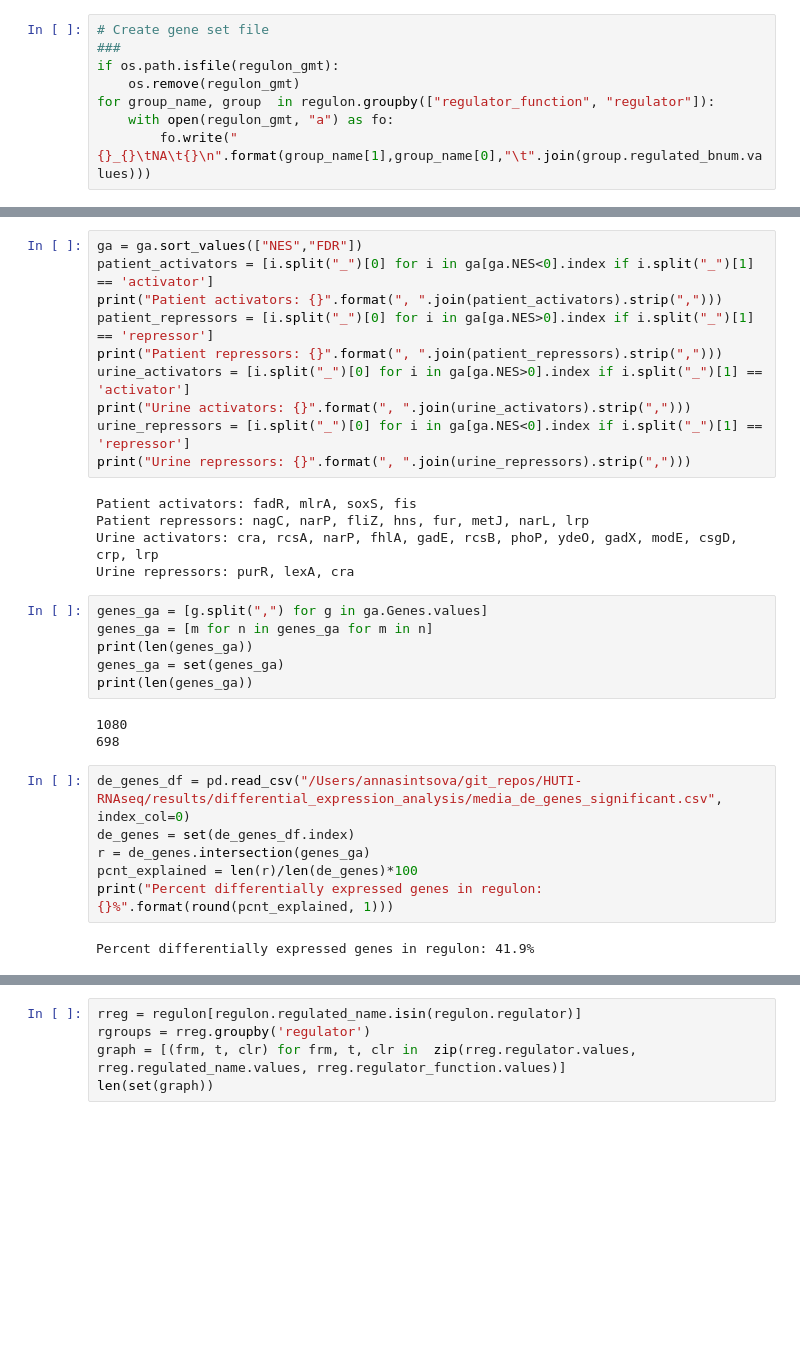
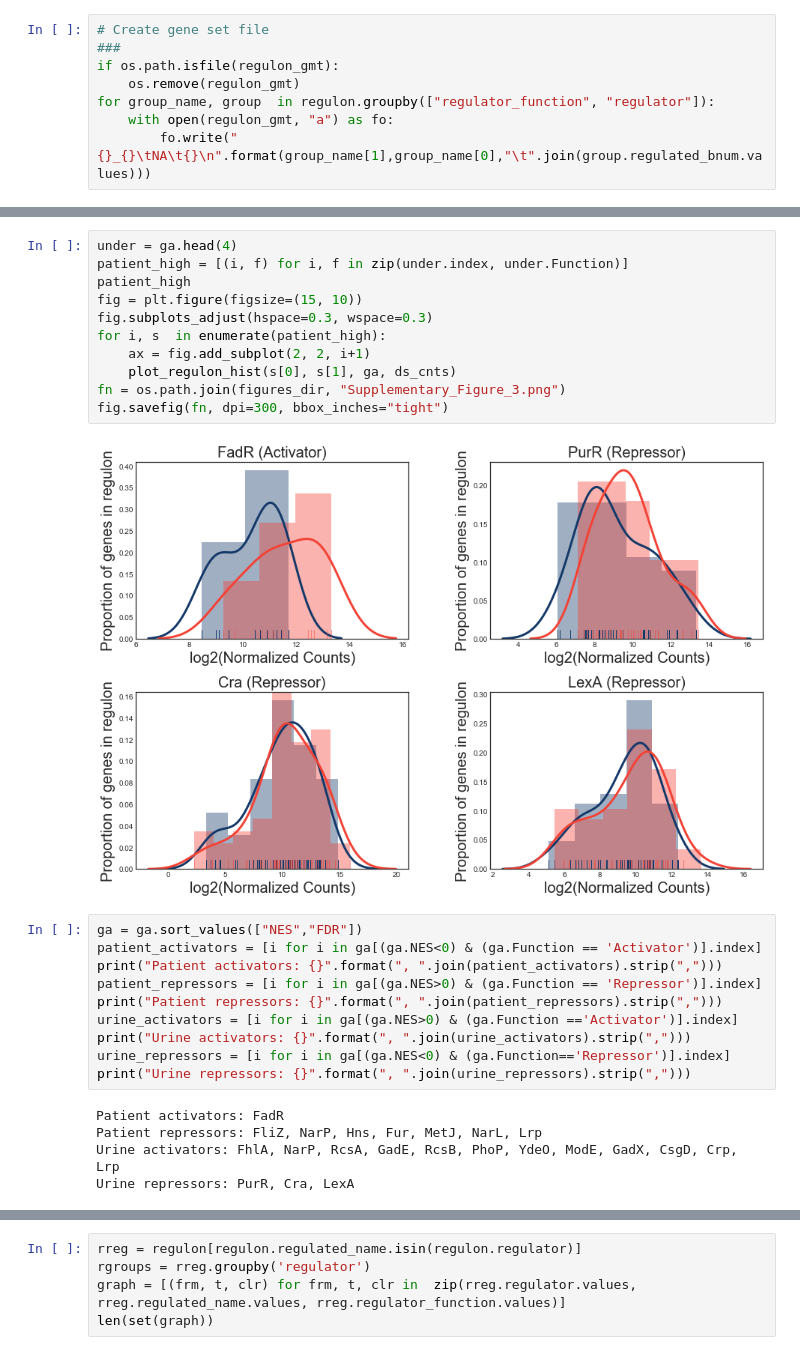
Before and after one commit to ASintsova/HUTI-RNAseq, a Jupyter notebook: analysis/regulon_analysis/GSEA_on_regulons.ipynb, the cells around one changed output, grey strips where cells are left out. Saved outputs shown, nothing was run; the diff lists cells and outputs as text; blank space fills up the shorter version.

```diff
--- a/analysis/regulon_analysis/GSEA_on_regulons.ipynb
+++ b/analysis/regulon_analysis/GSEA_on_regulons.ipynb
@@ -87,32 +183,28 @@ ga = run_gsea(ds_cnts, gene_set, cls, results_dir, 'gsea_analysis')
+# %%
+under = ga.head(4)
+patient_high = [(i, f) for i, f in zip(under.index, under.Function)]
+patient_high
+fig = plt.figure(figsize=(15, 10))
+fig.subplots_adjust(hspace=0.3, wspace=0.3)
+for i, s  in enumerate(patient_high):
+    ax = fig.add_subplot(2, 2, i+1)
+    plot_regulon_hist(s[0], s[1], ga, ds_cnts)
+fn = os.path.join(figures_dir, "Supplementary_Figure_3.png")
+fig.savefig(fn, dpi=300, bbox_inches="tight")
+# %% [output]
+[figure, added]
 # %%
 ga = ga.sort_values(["NES","FDR"])
-patient_activators = [i.split("_")[0] for i in ga[ga.NES<0].index if i.split("_")[1] == 'activator']
+patient_activators = [i for i in ga[(ga.NES<0) & (ga.Function == 'Activator')].index]
 print("Patient activators: {}".format(", ".join(patient_activators).strip(",")))
-patient_repressors = [i.split("_")[0] for i in ga[ga.NES>0].index if i.split("_")[1] == 'repressor']
+patient_repressors = [i for i in ga[(ga.NES>0) & (ga.Function == 'Repressor')].index]
 print("Patient repressors: {}".format(", ".join(patient_repressors).strip(",")))
-urine_activators = [i.split("_")[0] for i in ga[ga.NES>0].index if i.split("_")[1] == 'activator']
+urine_activators = [i for i in ga[(ga.NES>0) & (ga.Function =='Activator')].index]
 print("Urine activators: {}".format(", ".join(urine_activators).strip(",")))
-urine_repressors = [i.split("_")[0] for i in ga[ga.NES<0].index if i.split("_")[1] == 'repressor']
+urine_repressors = [i for i in ga[(ga.NES<0) & (ga.Function=='Repressor')].index]
 print("Urine repressors: {}".format(", ".join(urine_repressors).strip(",")))
 # %% [output]
-Patient activators: fadR, mlrA, soxS, fis
-Patient repressors: nagC, narP, fliZ, hns, fur, metJ, narL, lrp
-Urine activators: cra, rcsA, narP, fhlA, gadE, rcsB, phoP, ydeO, gadX, modE, csgD, crp, lrp
-Urine repressors: purR, lexA, cra
+Patient activators: FadR
+Patient repressors: FliZ, NarP, Hns, Fur, MetJ, NarL, Lrp
+Urine activators: FhlA, NarP, RcsA, GadE, RcsB, PhoP, YdeO, ModE, GadX, CsgD, Crp, Lrp
+Urine repressors: PurR, Cra, LexA
-# %%
-genes_ga = [g.split(",") for g in ga.Genes.values]
-genes_ga = [m for n in genes_ga for m in n]
-print(len(genes_ga))
-genes_ga = set(genes_ga)
-print(len(genes_ga))
-# %% [output]
-1080
-698
-# %%
-de_genes_df = pd.read_csv("/Users/annasintsova/git_repos/HUTI-RNAseq/results/differential_expression_analysis/media_de_genes_significant.csv", index_col=0)
-de_genes = set(de_genes_df.index)
-r = de_genes.intersection(genes_ga)
-pcnt_explained = len(r)/len(de_genes)*100
-print("Percent differentially expressed genes in regulon: {}%".format(round(pcnt_explained, 1)))
-# %% [output]
-Percent differentially expressed genes in regulon: 41.9%
```
Also changed, not shown: parts of 35 cells of this notebook, 26 other files.
